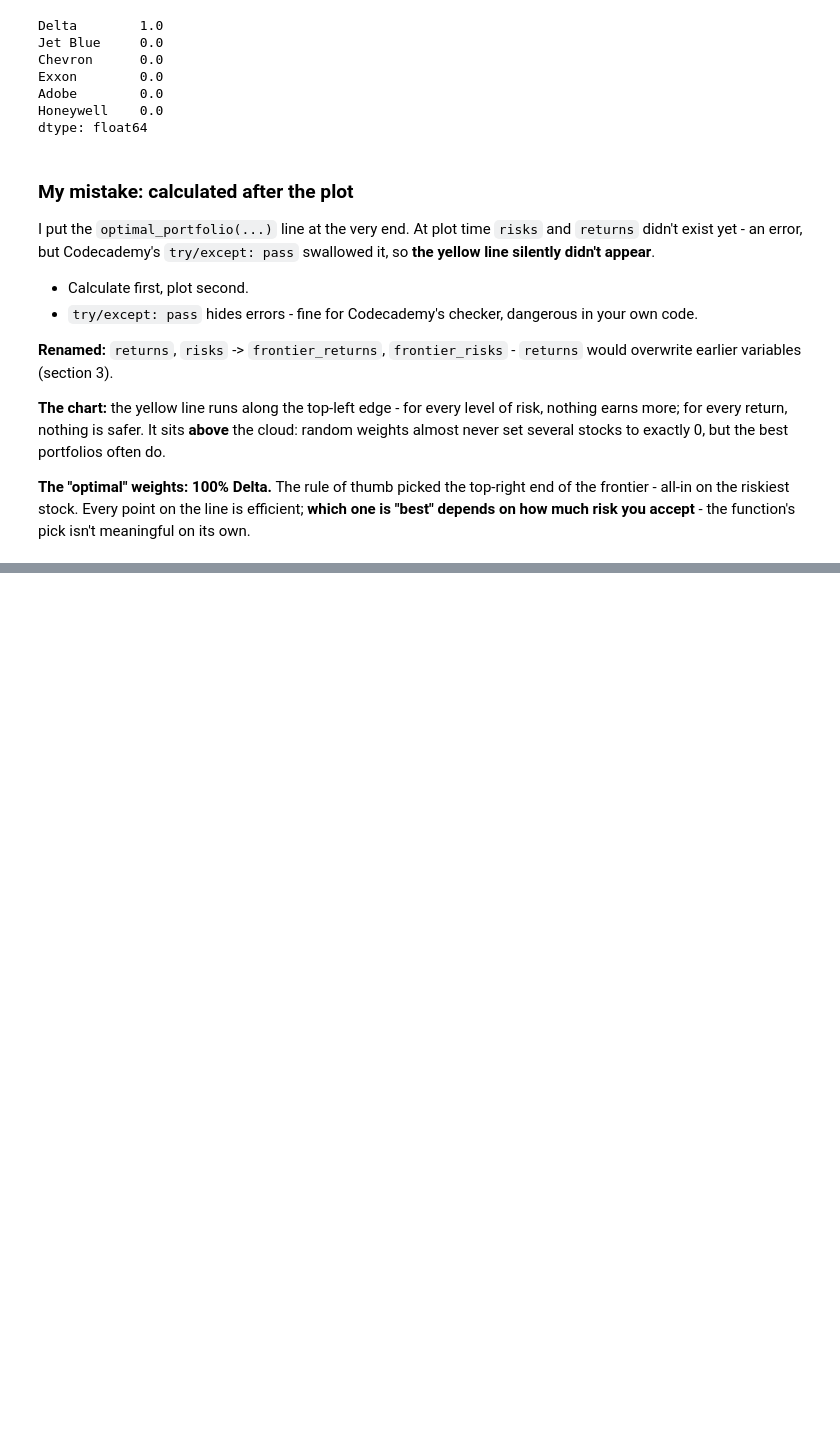
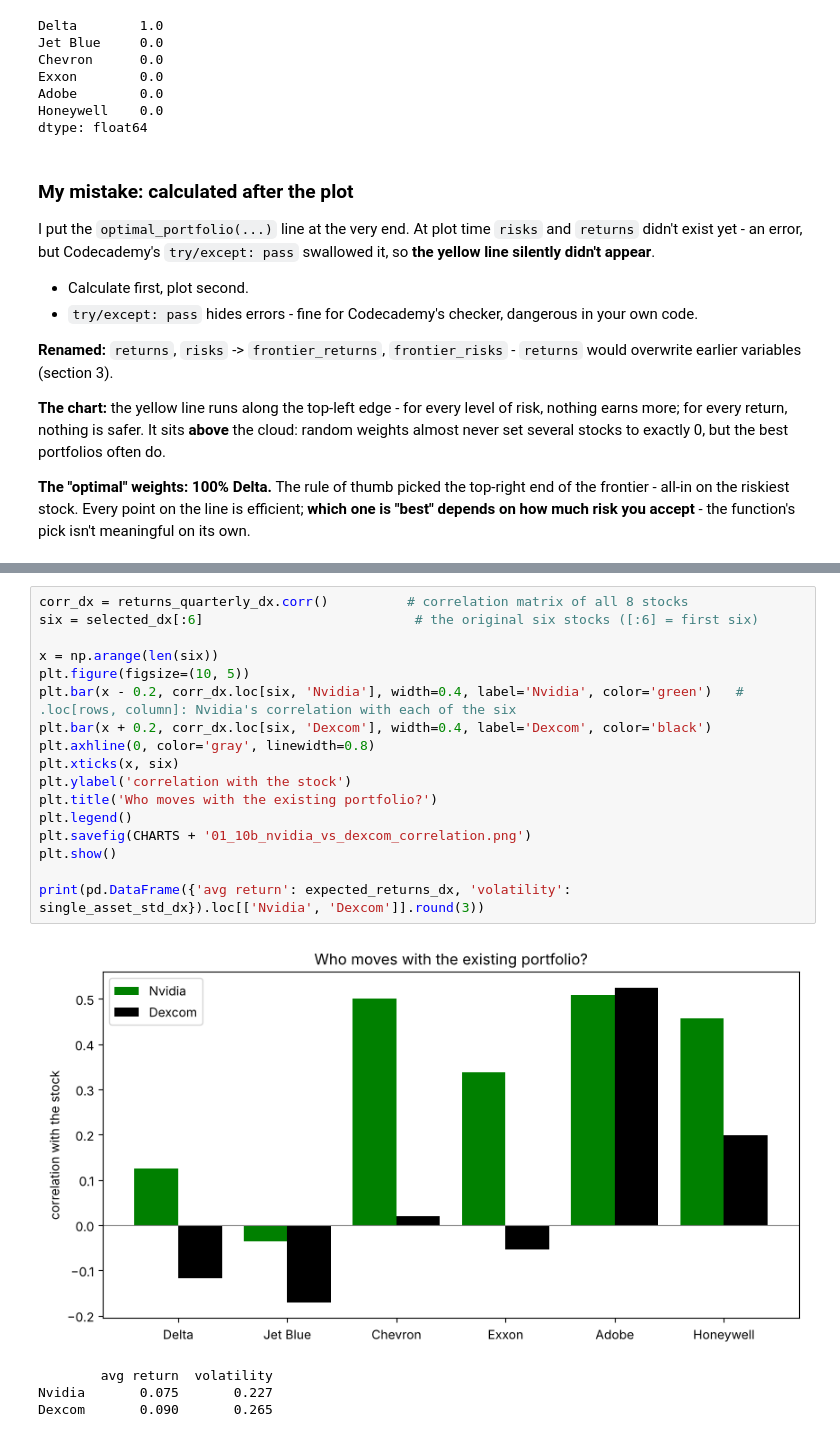
Before and after one commit to kkg98/panda-for-finance, a Jupyter notebook: notes/5_mean_variance_optimization/01_mean_variance_optimization.ipynb, the cells around one changed output, grey strips where cells are left out. Cells and saved outputs as stored; diff of their text form; blank space fills up the shorter version.

```diff
--- a/notes/5_mean_variance_optimization/01_mean_variance_optimization.ipynb
+++ b/notes/5_mean_variance_optimization/01_mean_variance_optimization.ipynb
@@ -626,0 +772,22 @@ I put the `optimal_portfolio(...)` line at the very end. At plot time `risks` an
+# %%
+corr_dx = returns_quarterly_dx.corr()          # correlation matrix of all 8 stocks
+six = selected_dx[:6]                           # the original six stocks ([:6] = first six)
+
+x = np.arange(len(six))
+plt.figure(figsize=(10, 5))
+plt.bar(x - 0.2, corr_dx.loc[six, 'Nvidia'], width=0.4, label='Nvidia', color='green')   # .loc[rows, column]: Nvidia's correlation with each of the six
+plt.bar(x + 0.2, corr_dx.loc[six, 'Dexcom'], width=0.4, label='Dexcom', color='black')
+plt.axhline(0, color='gray', linewidth=0.8)
+plt.xticks(x, six)
+plt.ylabel('correlation with the stock')
+plt.title('Who moves with the existing portfolio?')
+plt.legend()
+plt.savefig(CHARTS + '01_10b_nvidia_vs_dexcom_correlation.png')
+plt.show()
+
+print(pd.DataFrame({'avg return': expected_returns_dx, 'volatility': single_asset_std_dx}).loc[['Nvidia', 'Dexcom']].round(3))
+# %% [output]
+[figure, added]
+        avg return  volatility
+Nvidia       0.075       0.227
+Dexcom       0.090       0.265
```
Also changed, not shown: parts of 10 cells of this notebook, 8 other files.
